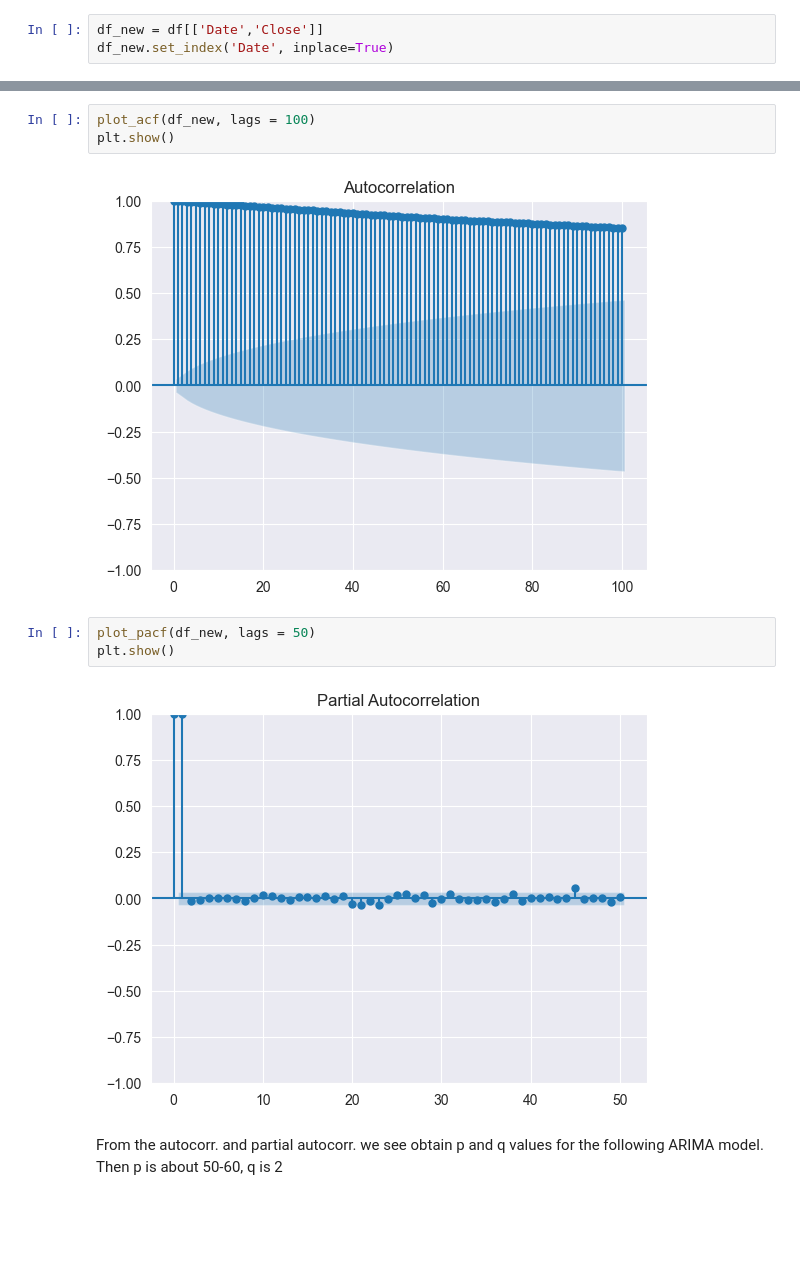
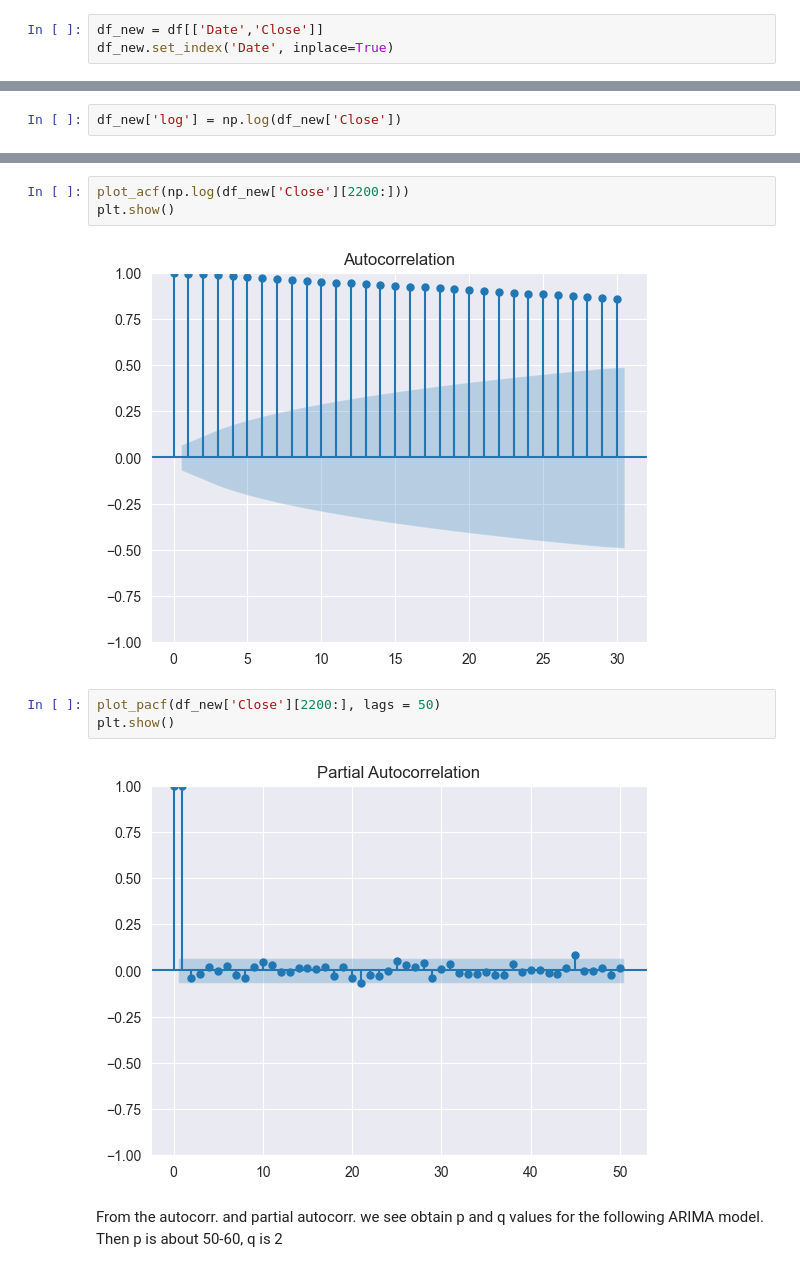
Before and after one commit to REDISKA3000/course_prj, a Jupyter notebook: arima_forecasting.ipynb, the cells around one changed output, grey strips where cells are left out. Saved outputs shown, nothing was run; the diff lists cells and outputs as text; blank space fills up the shorter version.

```diff
--- a/arima_forecasting.ipynb
+++ b/arima_forecasting.ipynb
@@ -103,0 +91,2 @@ df_new
+# %%
+df_new['log'] = np.log(df_new['Close'])
@@ -104,13 +104,13 @@ df_new
 # %%
-plot_acf(df_new, lags = 100)
+plot_acf(np.log(df_new['Close'][2200:]))
 plt.show()
 # %% [output]
-[figure, old version]
+[figure, new version]
 # %%
-plot_pacf(df_new, lags = 50)
+plot_pacf(df_new['Close'][2200:], lags = 50)
 plt.show()
 # %% [output]
-[figure, old version]
+[figure, new version]
 # %% [markdown]
 From the autocorr. and partial autocorr. we see obtain p and q values for the following ARIMA model. Then p is about 50-60, q is 2
 # %% [markdown]
```
Also changed, not shown: parts of 21 cells of this notebook.
